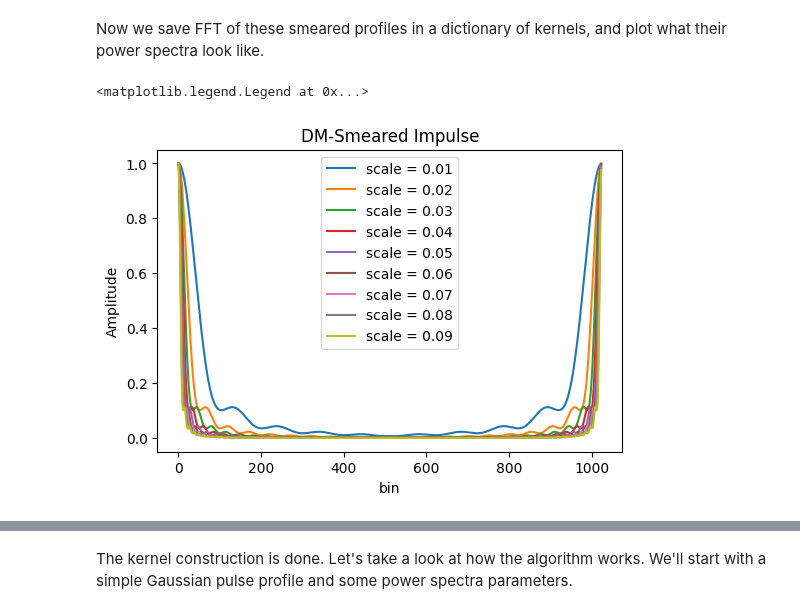
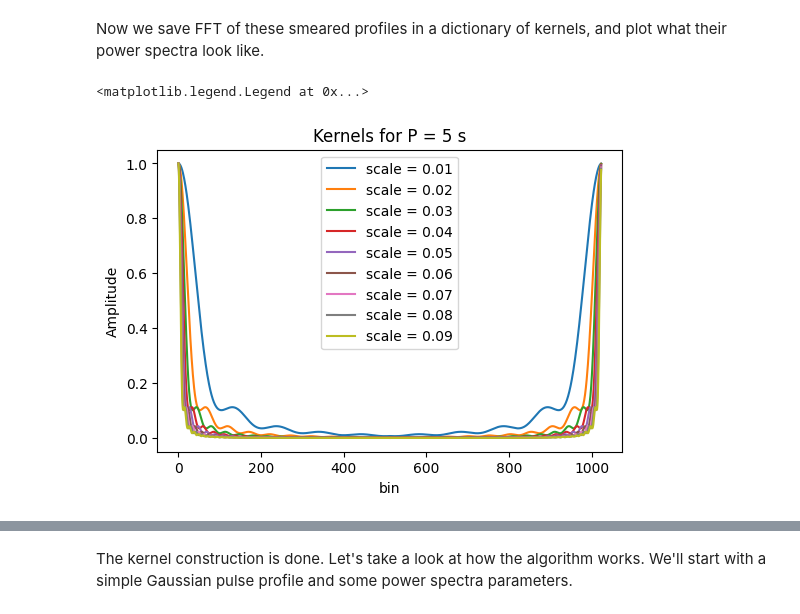
Before and after one commit to reyniersquillace/RadioTime, a Jupyter notebook: Kernel_Dedispersion/Kernel Dedispersion.ipynb, the cells around one changed output, grey strips where cells are left out. Saved outputs shown, nothing was run; the diff lists cells and outputs as text; code cells hidden in the pictures.

```diff
--- a/Kernel_Dedispersion/Kernel Dedispersion.ipynb
+++ b/Kernel_Dedispersion/Kernel Dedispersion.ipynb
@@ -18,7 +18,7 @@ freqs = np.linspace(400.0, 800.0, Nchan)  # in MHz for CHIME band
 
 # A pseudo-impulse response
 impulse = np.zeros(1024)
-impulse[512] = 1.0
+impulse[0] = 1.0
 # %%
 '''
 This cell was written by Scott Ransom.
@@ -47,7 +47,7 @@ def onewrap_deltaDM(Pspin, Flo=400.0, Fhi=800.0):
 # %% [markdown]
 The pulses are dispersed by calculating the number of bins as a function of the frequency and the ratio of $\frac{P_{spin}}{N_{chan}}$. A new quantity is calculated called $\Delta DM$, which referrs to the DM value at which the pulse is smeared by one full period. This quantity depends on $P_{spin}$, which means we can calculate dispersion kernels that will account for dispersion variation according to pulse period.
 # %%
-Pspin = 1.0
+Pspin = 5.0
 Nbins = 1024
 deltaDM = onewrap_deltaDM(Pspin)
 DMs = np.linspace(0, 3 * deltaDM, 300)
@@ -59,7 +59,9 @@ for DM in DMs:
     sum = np.zeros(Nbins)
     hidelay = delay_from_DM(DM, freqs[-1])
     for freq in freqs:
+        #this converts bin delay in time to bin delay in phase
         bins = -(delay_from_DM(DM, freq) - hidelay) / Pspin * Nbins
+        #now implement delay
         sum += fft_rotate(impulse, bins)
     sums[i] = sum
     i += 1
@@ -68,17 +75,17 @@ Now we save FFT of these smeared profiles in a dictionary of kernels, and plot w
 # %%
 kernels = np.zeros(sums.shape).astype('complex_')
 kernel_scaling = DMs/deltaDM
 maxamp = max(fft(sums[0]))
 for i in range(len(DMs)):
     sum_fft = fft(sums[i])/maxamp
     kernels[i] = sum_fft
     if i > 0 and i < 10:
         plt.plot(np.abs(sum_fft)**2, label = f"scale = {np.round(DMs[i]/deltaDM, 2)}")
-np.save('kernels.npy', kernels)
-plt.title('DM-Smeared Impulse')
+#np.save('kernels.npy', kernels)
+plt.title('Kernels for P = 5 s')
 plt.xlabel('bin')
 plt.ylabel('Amplitude')
 plt.legend()
 # %% [output]
 <matplotlib.legend.Legend at 0x...>
-[figure, old version]
+[figure, new version]
```
Also changed, not shown: parts of 9 cells of this notebook, 1 other file.
